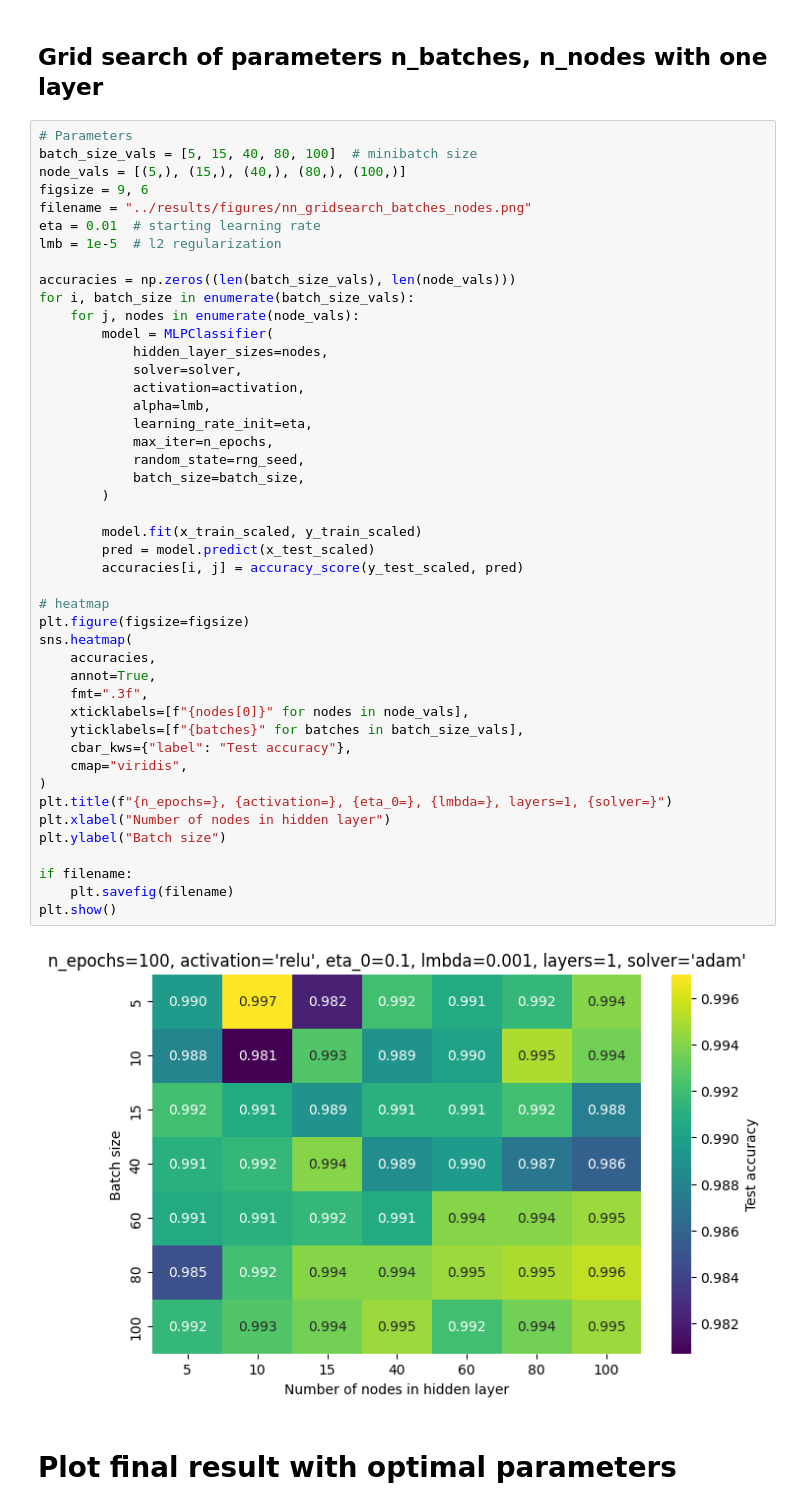
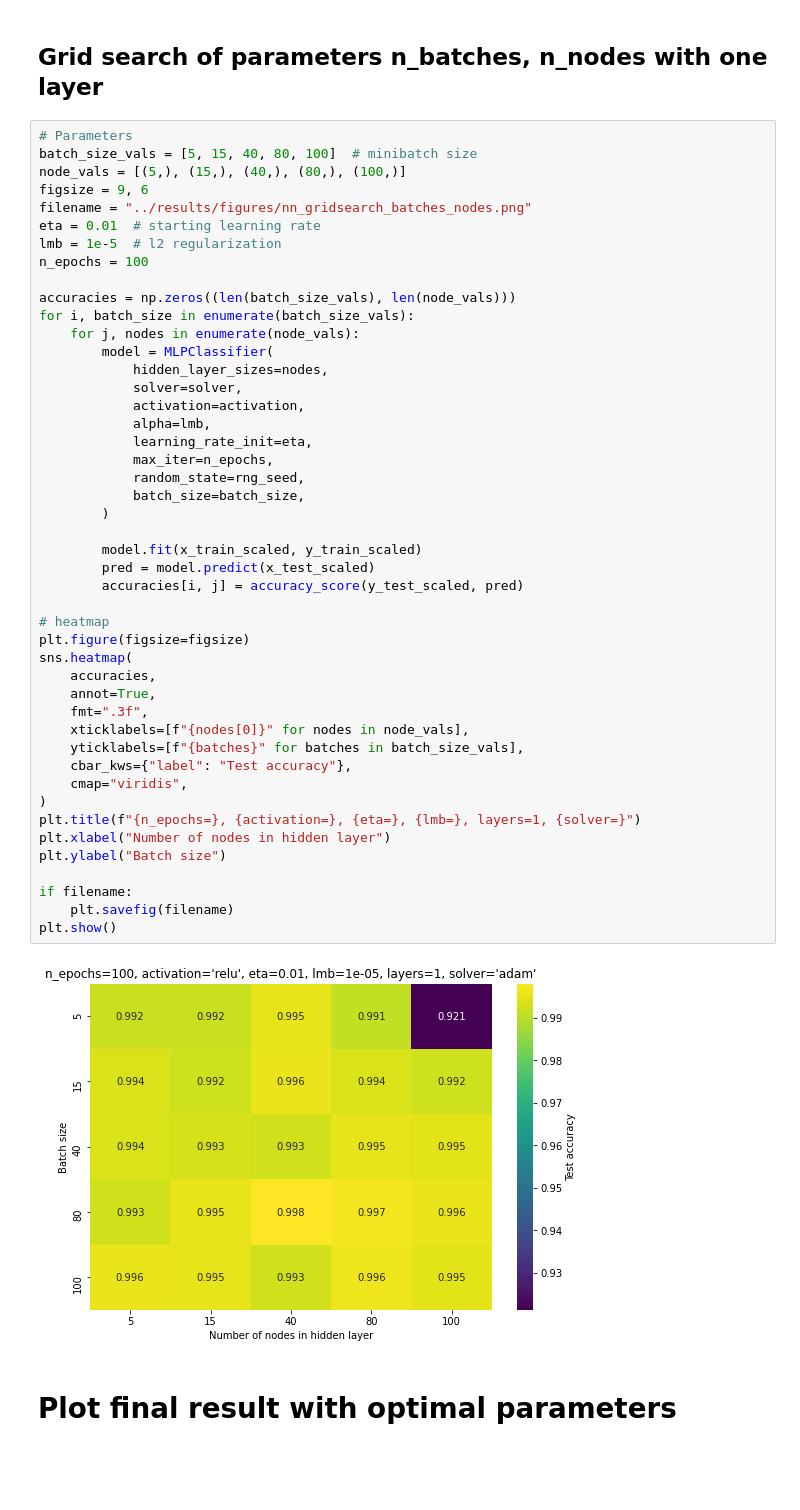
Before and after one commit to LassePladsen/FYS-STK3155-projects, a Jupyter notebook: project3/source-code/nn_classification.ipynb, the cells around one changed output. Drawn from its saved outputs; the diff is of its cells as text; blank space fills up the shorter version.

```diff
--- a/project3/source-code/nn_classification.ipynb
+++ b/project3/source-code/nn_classification.ipynb
@@ -218,6 +218,7 @@ figsize = 9, 6
 filename = "../results/figures/nn_gridsearch_batches_nodes.png"
 eta = 0.01  # starting learning rate
 lmb = 1e-5  # l2 regularization
+n_epochs = 100
 
 accuracies = np.zeros((len(batch_size_vals), len(node_vals)))
 for i, batch_size in enumerate(batch_size_vals):
@@ -228,35 +229,35 @@ for i, batch_size in enumerate(batch_size_vals):
             activation=activation,
             alpha=lmb,
             learning_rate_init=eta,
             max_iter=n_epochs,
             random_state=rng_seed,
             batch_size=batch_size,
         )
 
         model.fit(x_train_scaled, y_train_scaled)
         pred = model.predict(x_test_scaled)
         accuracies[i, j] = accuracy_score(y_test_scaled, pred)
 
 # heatmap
 plt.figure(figsize=figsize)
 sns.heatmap(
     accuracies,
     annot=True,
     fmt=".3f",
     xticklabels=[f"{nodes[0]}" for nodes in node_vals],
     yticklabels=[f"{batches}" for batches in batch_size_vals],
     cbar_kws={"label": "Test accuracy"},
     cmap="viridis",
 )
-plt.title(f"{n_epochs=}, {activation=}, {eta_0=}, {lmbda=}, layers=1, {solver=}")
+plt.title(f"{n_epochs=}, {activation=}, {eta=}, {lmb=}, layers=1, {solver=}")
 plt.xlabel("Number of nodes in hidden layer")
 plt.ylabel("Batch size")
 
 if filename:
     plt.savefig(filename)
 plt.show()
 # %% [output]
-[figure, old version]
+[figure, new version]
 # %% [markdown]
 # Plot final result with optimal parameters
 # %%
```
Also changed, not shown: parts of 6 cells of this notebook, 3 other files.
